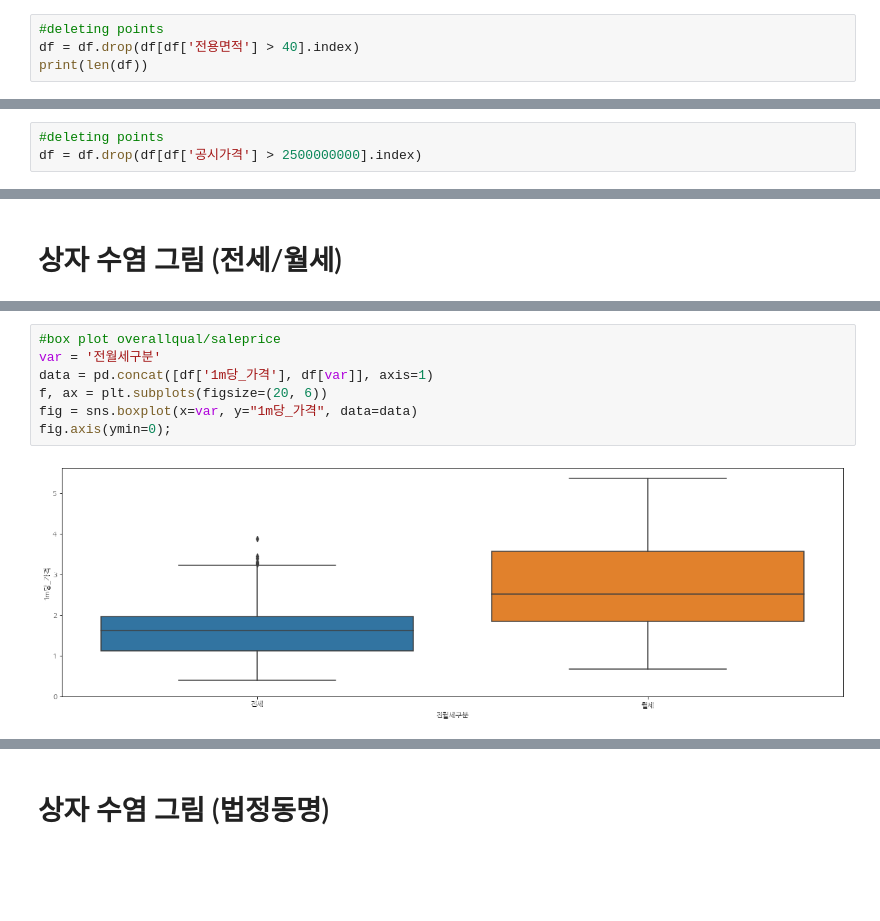
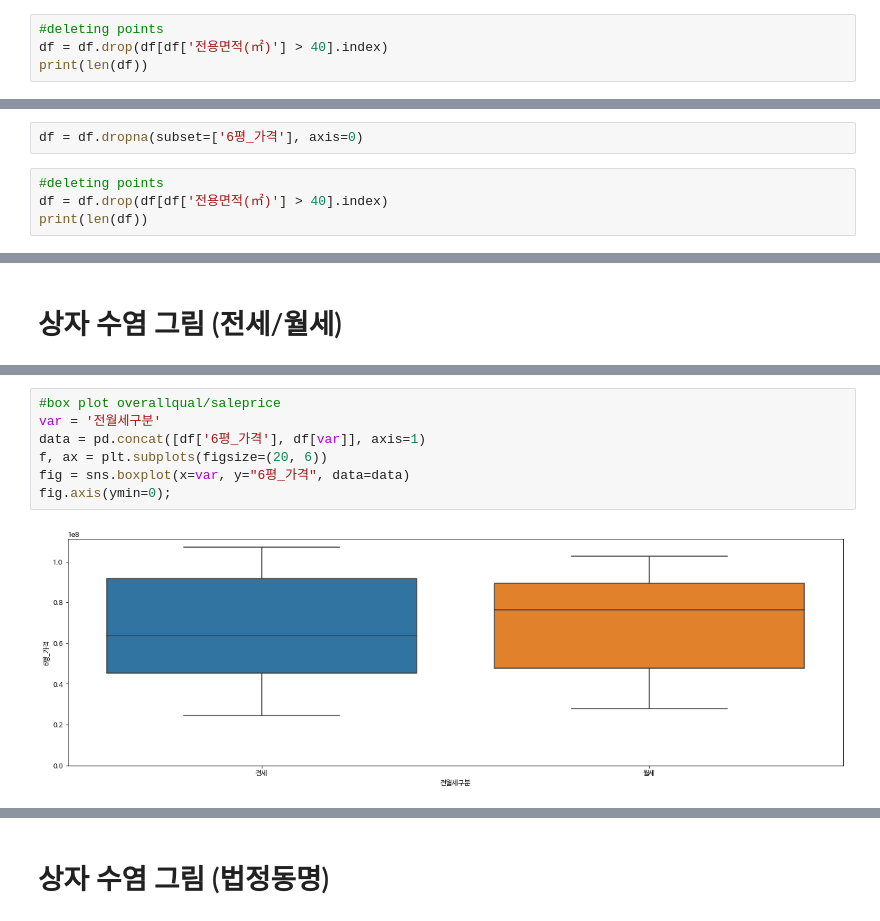
Before and after one commit to dasog94/PresumptionofMontlyRent, a Jupyter notebook: Preprocessing.ipynb, the cells around one changed output, grey strips where cells are left out. Drawn from its saved outputs; the diff is of its cells as text; blank space fills up the shorter version.

```diff
--- a/Preprocessing.ipynb
+++ b/Preprocessing.ipynb
@@ -98,6 +150,6 @@ df.dtypes
 dtype: object
 # %%
 #deleting points
-df = df.drop(df[df['전용면적'] > 40].index)
+df = df.drop(df[df['전용면적(㎡)'] > 40].index)
 print(len(df))
 # %% [output]
@@ -104,0 +180,6 @@ print(len(df))
+# %%
+df = df.dropna(subset=['6평_가격'], axis=0)
+# %%
+#deleting points
+df = df.drop(df[df['전용면적(㎡)'] > 40].index)
+print(len(df))
@@ -192,3 +323,0 @@ data.plot.scatter(x=x_axis, y=y_axis, c=np.array([0, 0, 0]).reshape(1,-1));
-# %%
-#deleting points
-df = df.drop(df[df['공시가격'] > 2500000000].index)
@@ -276,9 +440,9 @@ fig.axis(ymin=0);
 # %%
 #box plot overallqual/saleprice
 var = '전월세구분'
-data = pd.concat([df['1m당_가격'], df[var]], axis=1)
+data = pd.concat([df['6평_가격'], df[var]], axis=1)
 f, ax = plt.subplots(figsize=(20, 6))
-fig = sns.boxplot(x=var, y="1m당_가격", data=data)
+fig = sns.boxplot(x=var, y="6평_가격", data=data)
 fig.axis(ymin=0);
 # %% [output]
-[figure, old version]
+[figure, new version]
```
Also changed, not shown: parts of 62 cells of this notebook.
